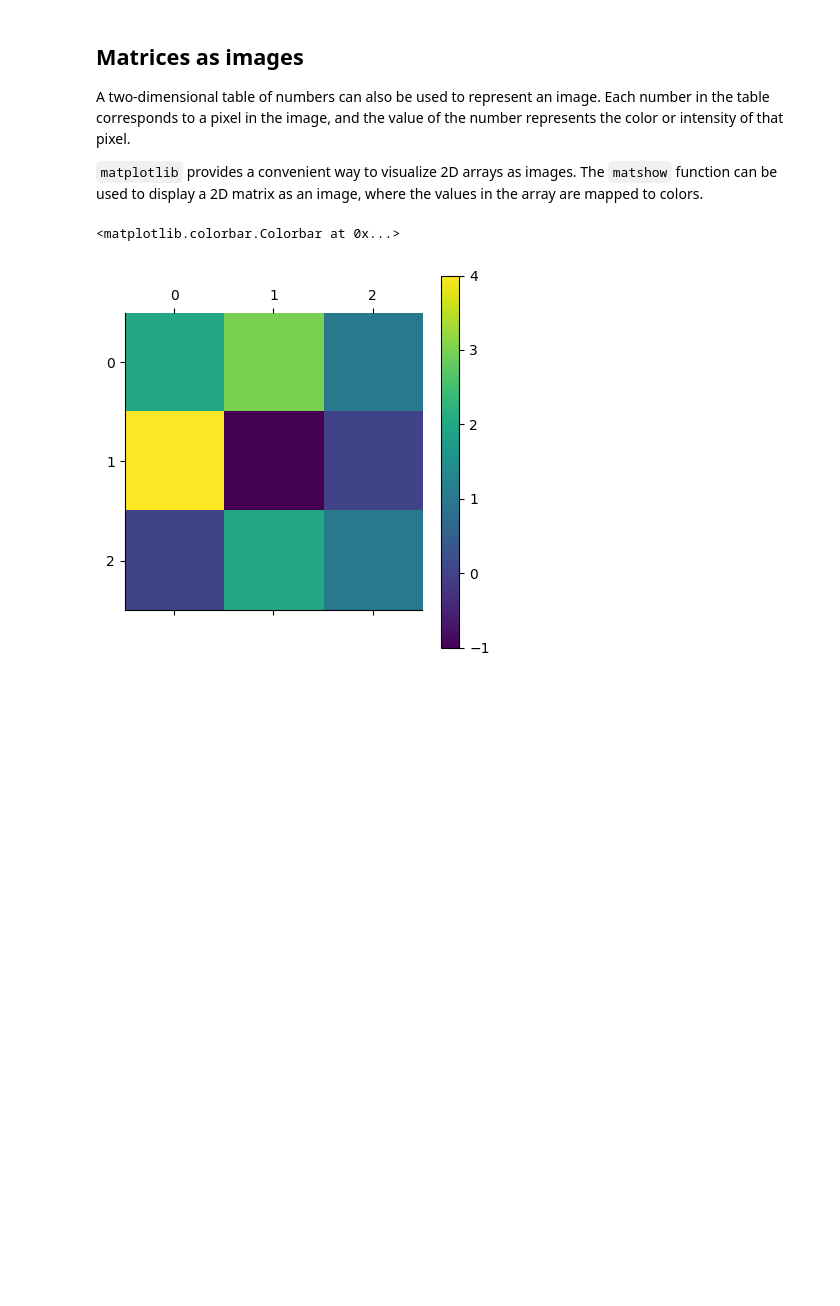
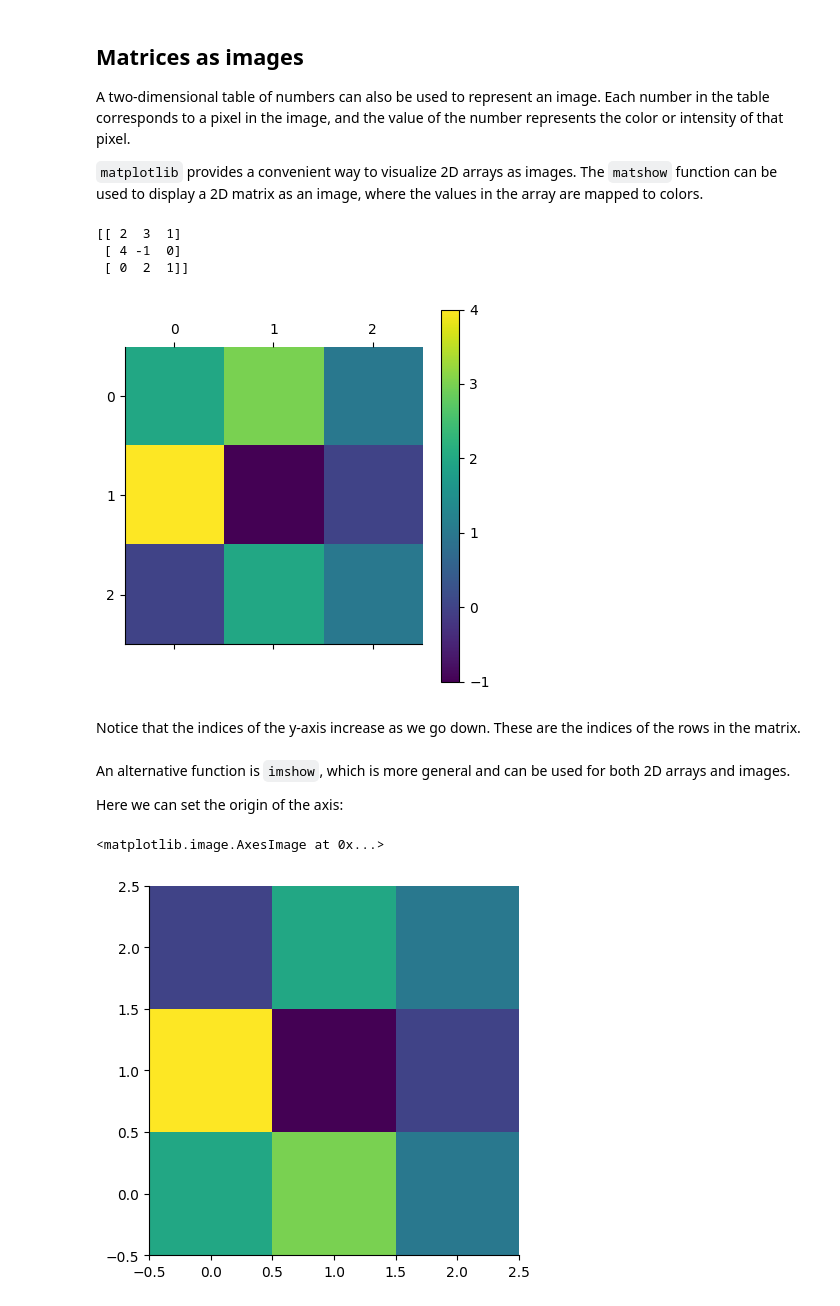
Before and after one commit to TomMaullin/SCIF10002-2025, a Jupyter notebook: 10/lecture_multidimensionalArrays.ipynb, the cells around one changed output. Saved outputs shown, nothing was run; the diff lists cells and outputs as text; code cells hidden in the pictures; blank space fills up the shorter version.

```diff
--- a/10/lecture_multidimensionalArrays.ipynb
+++ b/10/lecture_multidimensionalArrays.ipynb
@@ -417,6 +417,20 @@ A two-dimensional table of numbers can also be used to represent an image. Each
 import matplotlib.pyplot as plt
 plt.matshow(A)
 plt.colorbar()
+print(A)
 # %% [output]
-<matplotlib.colorbar.Colorbar at 0x...>
+[[ 2  3  1]
+ [ 4 -1  0]
+ [ 0  2  1]]
 [figure]
+# %% [markdown]
+Notice that the indices of the y-axis increase as we go down. These are the indices of the rows in the matrix.
+# %% [markdown]
+An alternative function is `imshow`, which is more general and can be used for both 2D arrays and images.
+
+Here we can set the origin of the axis:
+# %%
+plt.imshow(A, origin='lower')  # origin='lower' to set the origin at the bottom left
+# %% [output]
+<matplotlib.image.AxesImage at 0x...>
+[figure, added]
```
Also changed, not shown: parts of 26 cells of this notebook.
